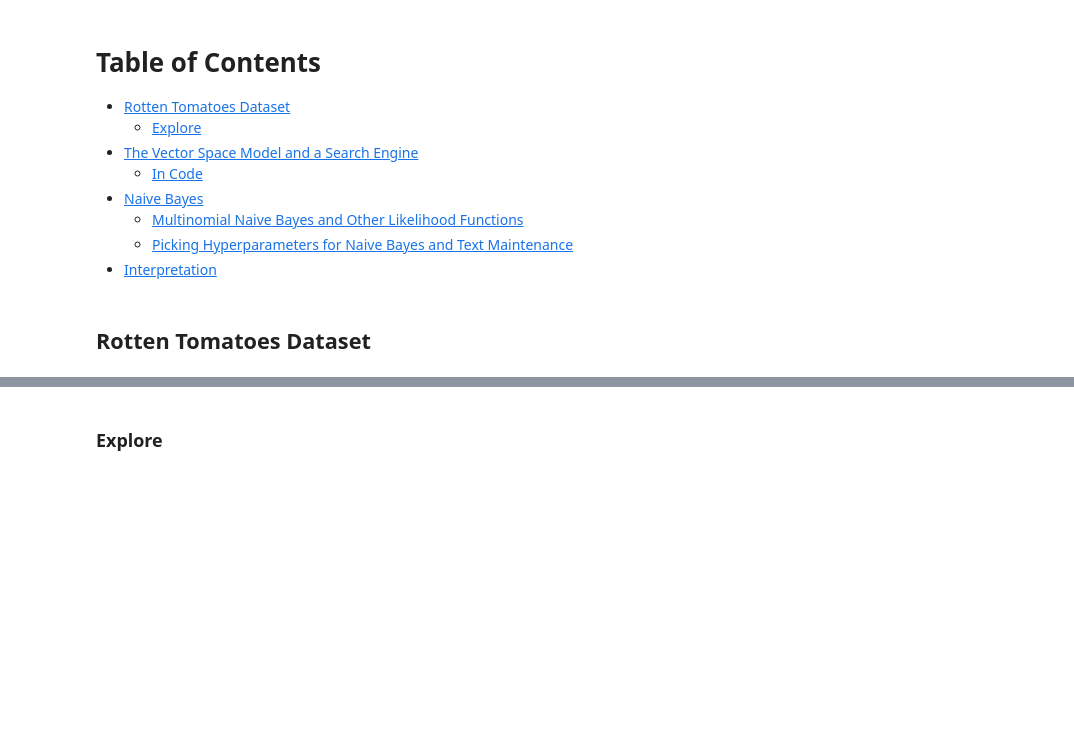
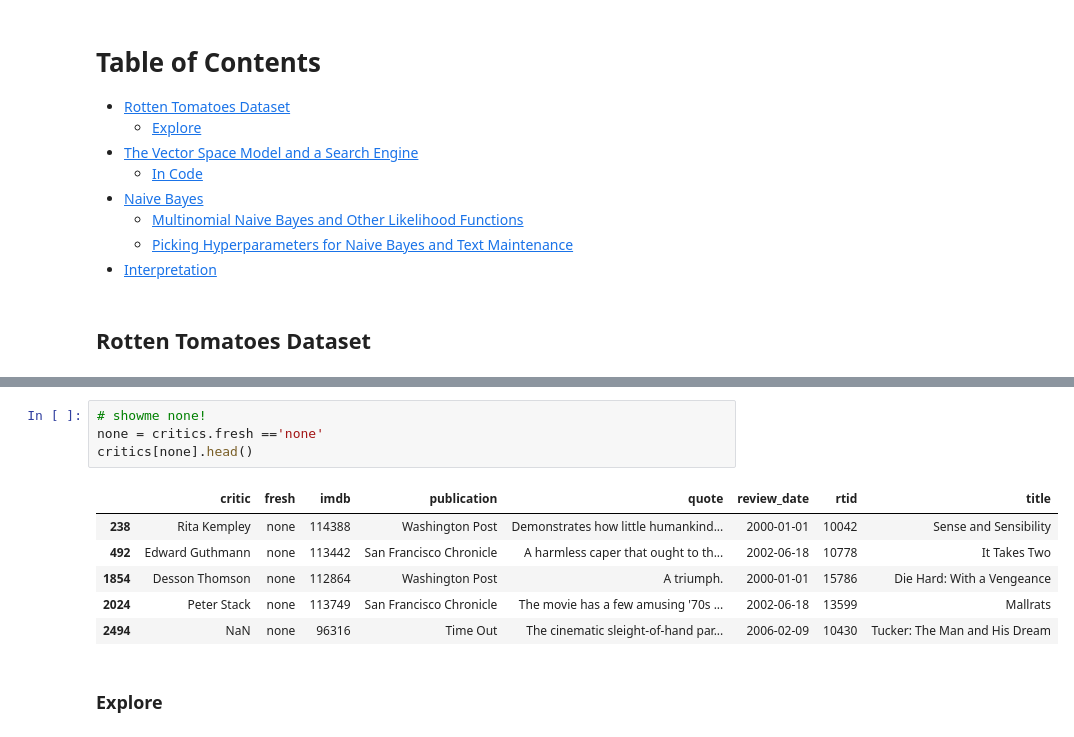
Before and after one commit to franksalas/springboard, a Jupyter notebook: naive_bayes/Mini_Project_Naive_Bayes.ipynb, the cells around one changed output, grey strips where cells are left out. Saved outputs shown, nothing was run; the diff lists cells and outputs as text; blank space fills up the shorter version.

```diff
--- a/naive_bayes/Mini_Project_Naive_Bayes.ipynb
+++ b/naive_bayes/Mini_Project_Naive_Bayes.ipynb
@@ -44,3 +73,14 @@ critics.info()
+# %%
+# showme none!
+none = critics.fresh =='none'
+critics[none].head()
+# %% [output]
+|  | critic | fresh | imdb | publication | quote | review_date | rtid | title |
+| 238 | Rita Kempley | none | 114388 | Washington Post | Demonstrates how little humankind... | 2000-01-01 | 10042 | Sense and Sensibility |
+| 492 | Edward Guthmann | none | 113442 | San Francisco Chronicle | A harmless caper that ought to th... | 2002-06-18 | 10778 | It Takes Two |
+| 1854 | Desson Thomson | none | 112864 | Washington Post | A triumph. | 2000-01-01 | 15786 | Die Hard: With a Vengeance |
+| 2024 | Peter Stack | none | 113749 | San Francisco Chronicle | The movie has a few amusing '70s ... | 2002-06-18 | 13599 | Mallrats |
+| 2494 | NaN | none | 96316 | Time Out | The cinematic sleight-of-hand par... | 2006-02-09 | 10430 | Tucker: The Man and His Dream |
 # %% [markdown]
 ### Explore
 # %%
```
Also changed, not shown: parts of 26 cells of this notebook, 1 other file.
